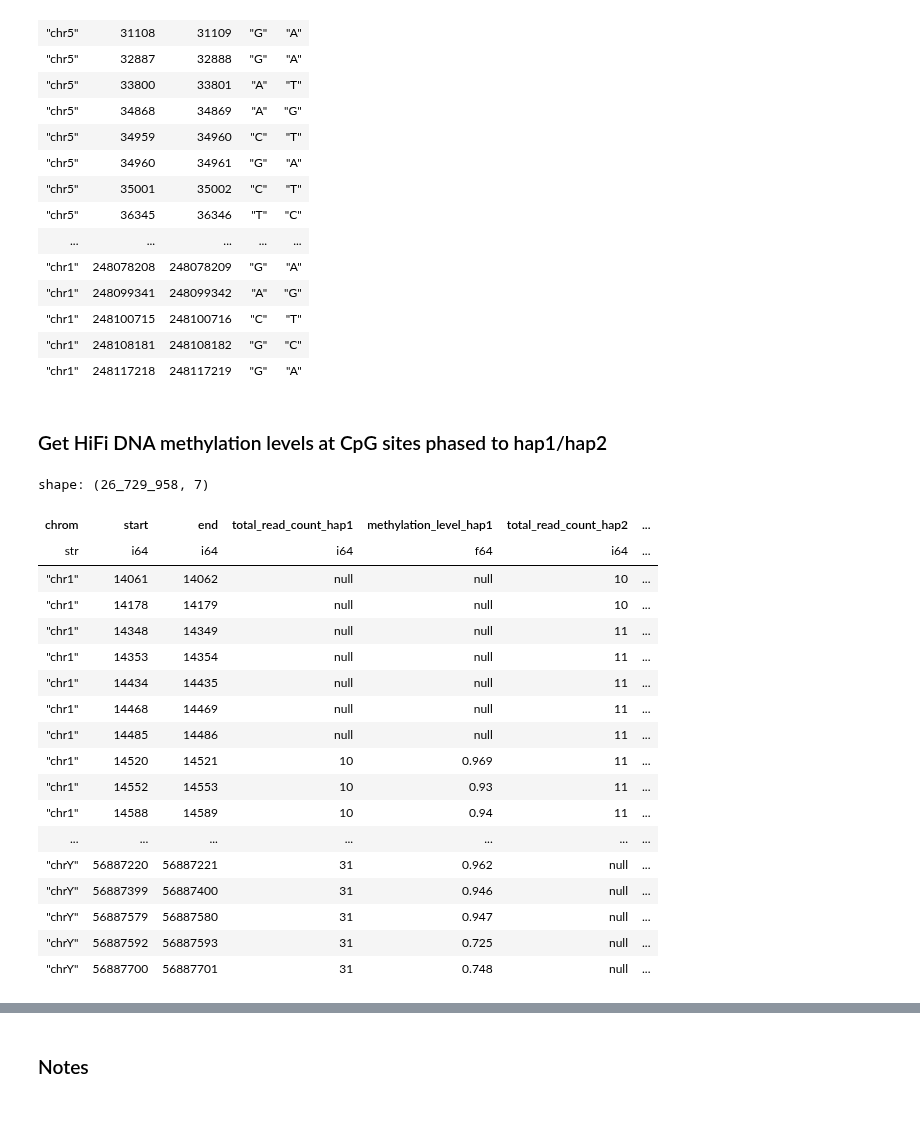
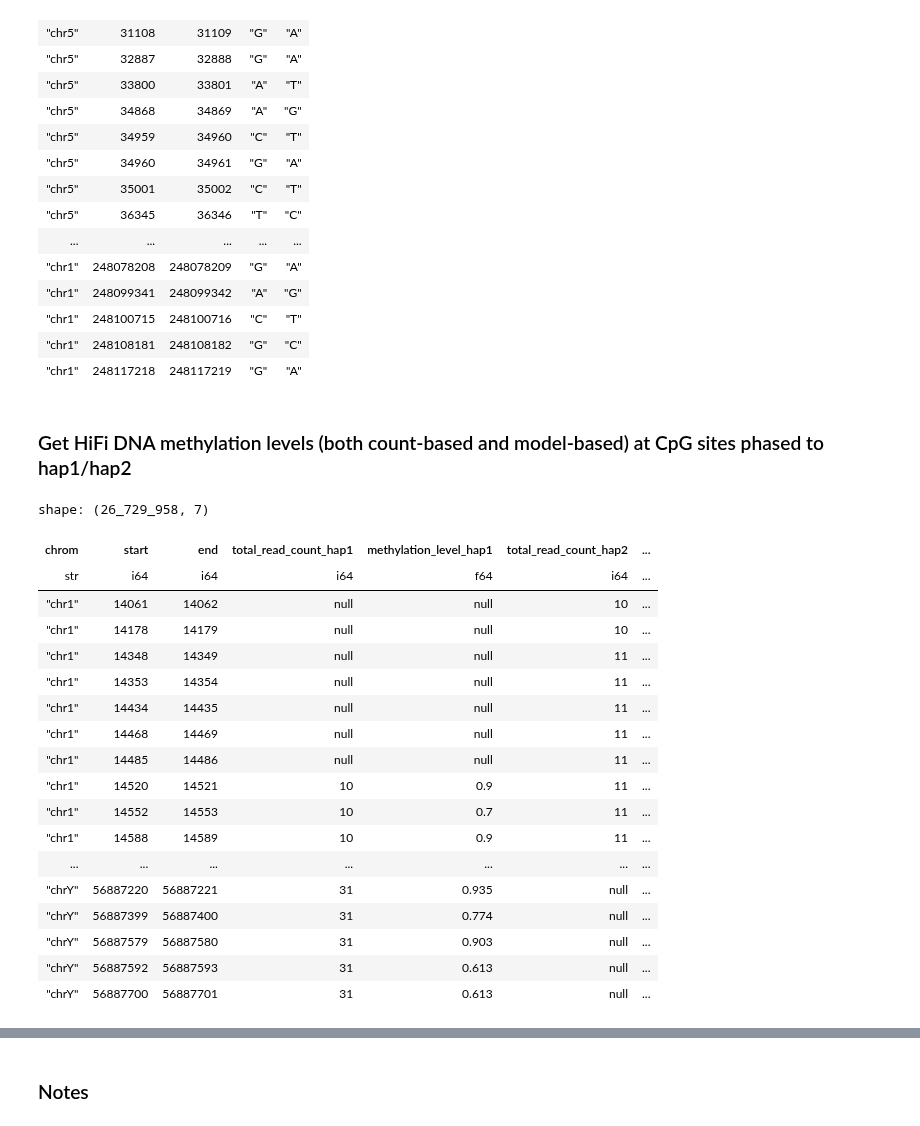
Before and after one commit to quinlan-lab/tapestry, a Jupyter notebook: src/phase_meth_to_founder_haps.ipynb, the cells around one changed output, grey strips where cells are left out. Saved outputs shown, nothing was run; the diff lists cells and outputs as text; code cells hidden in the pictures.

```diff
--- a/src/phase_meth_to_founder_haps.ipynb
+++ b/src/phase_meth_to_founder_haps.ipynb
@@ -252,4 +256,4 @@ shape: (33_390, 5)
 | "chr1" | 248108181 | 248108182 | "G" | "C" |
 | "chr1" | 248117218 | 248117219 | "G" | "A" |
 # %% [markdown]
-### Get HiFi DNA methylation levels at CpG sites phased to hap1/hap2
+### Get HiFi DNA methylation levels (both count-based and model-based) at CpG sites phased to hap1/hap2
@@ -267,25 +262,35 @@ import get_meth_hap1_hap2
 importlib.reload(get_meth_hap1_hap2)
 from get_meth_hap1_hap2 import get_meth_hap1_hap2
 
-DF_METH_HAP1_HAP2 = get_meth_hap1_hap2(PB_CPG_TOOL_MODE, BED_METH_HAP1, BED_METH_HAP2)
-DF_METH_HAP1_HAP2
+DF_METH_COUNT_HAP1_HAP2 = get_meth_hap1_hap2(
+    pb_cpg_tool_mode='count',
+    bed_hap1=BED_METH_COUNT_HAP1,
+    bed_hap2=BED_METH_COUNT_HAP2
+)
+DF_METH_MODEL_HAP1_HAP2 = get_meth_hap1_hap2(
+    pb_cpg_tool_mode='model',
+    bed_hap1=BED_METH_MODEL_HAP1,
+    bed_hap2=BED_METH_MODEL_HAP2
+)
-# %% [output]
-shape: (26_729_958, 7)
-| chrom | start | end | total_read_count_hap1 | methylation_level_hap1 | total_read_count_hap2 | ... |
-| str | i64 | i64 | i64 | f64 | i64 | ... |
-| "chr1" | 14061 | 14062 | null | null | 10 | ... |
-| "chr1" | 14178 | 14179 | null | null | 10 | ... |
-| "chr1" | 14348 | 14349 | null | null | 11 | ... |
-| "chr1" | 14353 | 14354 | null | null | 11 | ... |
-| "chr1" | 14434 | 14435 | null | null | 11 | ... |
-| "chr1" | 14468 | 14469 | null | null | 11 | ... |
-| "chr1" | 14485 | 14486 | null | null | 11 | ... |
-| "chr1" | 14520 | 14521 | 10 | 0.969 | 11 | ... |
-| "chr1" | 14552 | 14553 | 10 | 0.93 | 11 | ... |
-| "chr1" | 14588 | 14589 | 10 | 0.94 | 11 | ... |
-| ... | ... | ... | ... | ... | ... | ... |
-| "chrY" | 56887220 | 56887221 | 31 | 0.962 | null | ... |
-| "chrY" | 56887399 | 56887400 | 31 | 0.946 | null | ... |
-| "chrY" | 56887579 | 56887580 | 31 | 0.947 | null | ... |
-| "chrY" | 56887592 | 56887593 | 31 | 0.725 | null | ... |
-| "chrY" | 56887700 | 56887701 | 31 | 0.748 | null | ... |
+# %%
+DF_METH_COUNT_HAP1_HAP2
+# %% [output]
+shape: (26_729_958, 7)
+| chrom | start | end | total_read_count_hap1 | methylation_level_hap1 | total_read_count_hap2 | ... |
+| str | i64 | i64 | i64 | f64 | i64 | ... |
+| "chr1" | 14061 | 14062 | null | null | 10 | ... |
+| "chr1" | 14178 | 14179 | null | null | 10 | ... |
+| "chr1" | 14348 | 14349 | null | null | 11 | ... |
+| "chr1" | 14353 | 14354 | null | null | 11 | ... |
+| "chr1" | 14434 | 14435 | null | null | 11 | ... |
+| "chr1" | 14468 | 14469 | null | null | 11 | ... |
+| "chr1" | 14485 | 14486 | null | null | 11 | ... |
+| "chr1" | 14520 | 14521 | 10 | 0.9 | 11 | ... |
+| "chr1" | 14552 | 14553 | 10 | 0.7 | 11 | ... |
+| "chr1" | 14588 | 14589 | 10 | 0.9 | 11 | ... |
+| ... | ... | ... | ... | ... | ... | ... |
+| "chrY" | 56887220 | 56887221 | 31 | 0.935 | null | ... |
+| "chrY" | 56887399 | 56887400 | 31 | 0.774 | null | ... |
+| "chrY" | 56887579 | 56887580 | 31 | 0.903 | null | ... |
+| "chrY" | 56887592 | 56887593 | 31 | 0.613 | null | ... |
+| "chrY" | 56887700 | 56887701 | 31 | 0.613 | null | ... |
```
Also changed, not shown: parts of 14 cells of this notebook.
